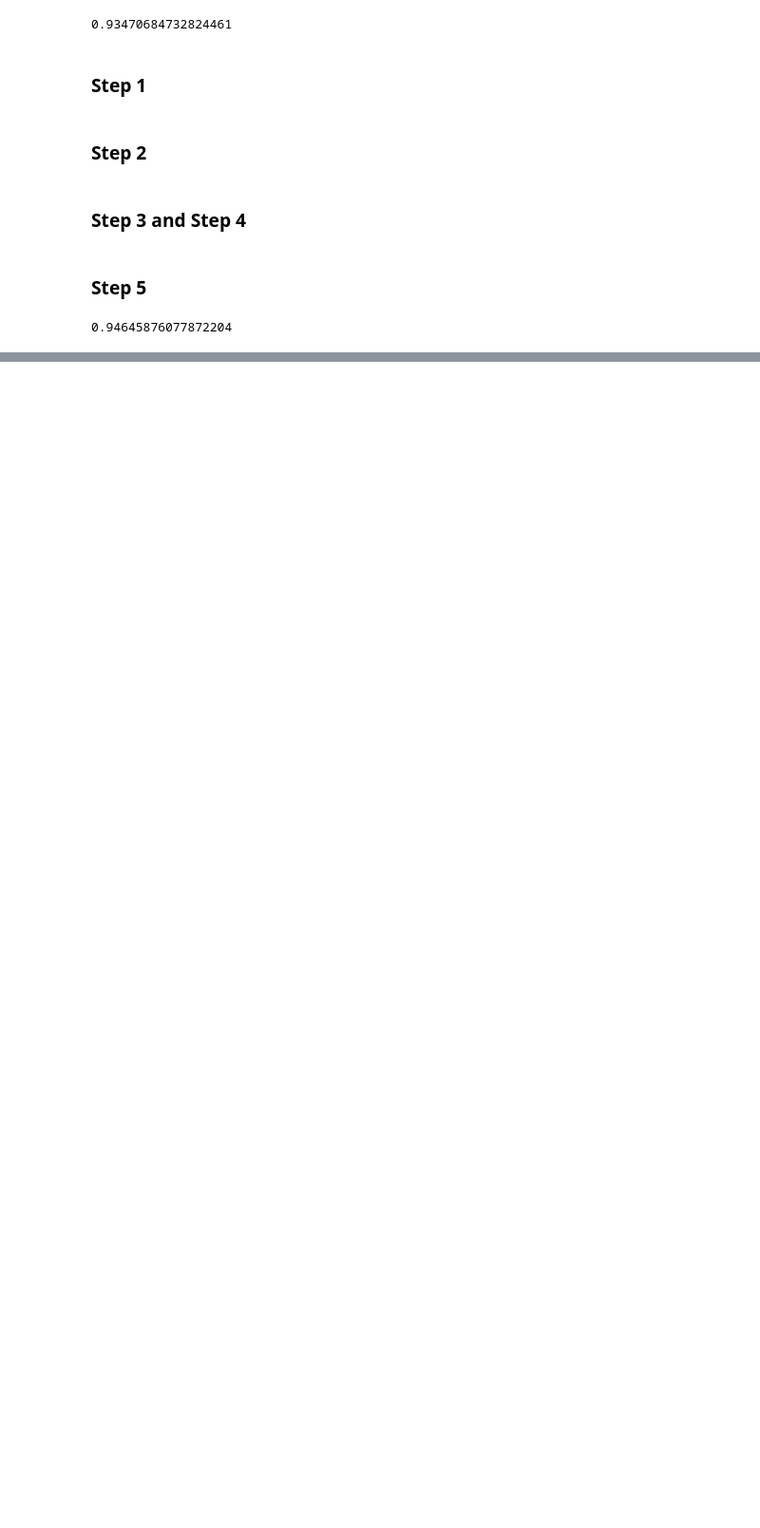
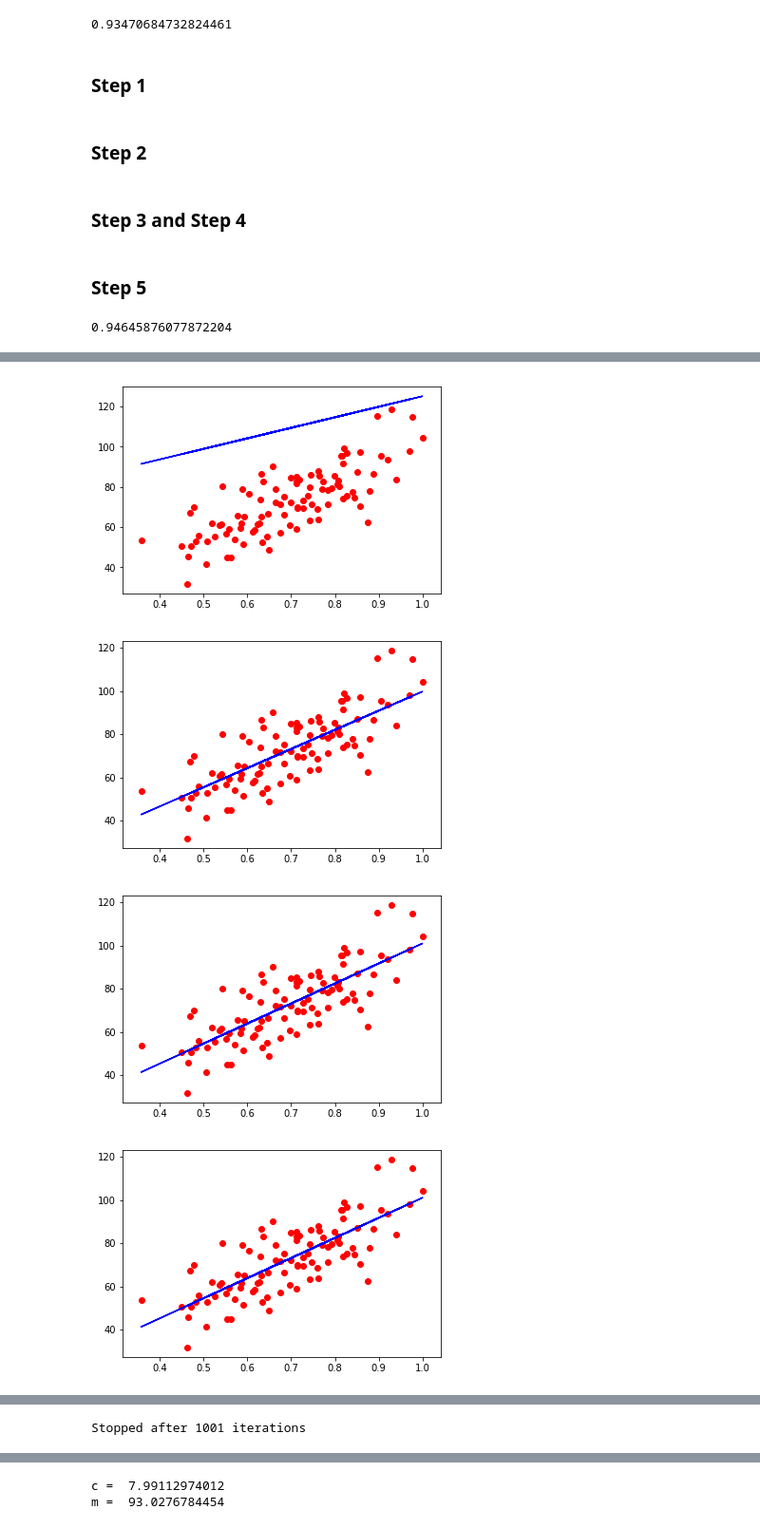
Before and after one commit to aakashgupta96/Learning-ML, a Jupyter notebook: Aakash/Random.ipynb, the cells around one changed output, grey strips where cells are left out. Shown: that part at 95% size. Drawn from its saved outputs; the diff is of its cells as text; code cells hidden in the pictures; blank space fills up the shorter version.

```diff
--- a/Aakash/Random.ipynb
+++ b/Aakash/Random.ipynb
@@ -404,0 +387,5 @@ array([ 192261.83,  191792.06,  191050.39,  182901.99,  166187.94,
+# %%
+data = pd.read_csv("../data/L4.csv",header=None)
+# %%
+X = data.values[:,[0]]
+Y = data.values[:,[1]]
@@ -404,0 +430,13 @@ array([ 192261.83,  191792.06,  191050.39,  182901.99,  166187.94,
+# %%
+X_train,X_test,Y_train,Y_test = cv.train_test_split(X,Y,test_size=0,random_state=0)
+#Scaling
+X_train[:,0] = X_train[:,0]/X_train[:,0].max()
+# %%
+theta = fitGradientDescent(X_train,Y_train,1,max_iterations=1000)
+print("c = ",theta[0][0])
+print("m = ",theta[1][0])
+# %% [output]
+[figure, added]
+[figure, added]
+[figure, added]
+[figure, added]
@@ -404,0 +445 @@ array([ 192261.83,  191792.06,  191050.39,  182901.99,  166187.94,
+Stopped after 1001 iterations
@@ -404,0 +447,2 @@ array([ 192261.83,  191792.06,  191050.39,  182901.99,  166187.94,
+c =  7.99112974012
+m =  93.0276784454
```
Also changed, not shown: parts of 19 cells of this notebook, 5 other files.
